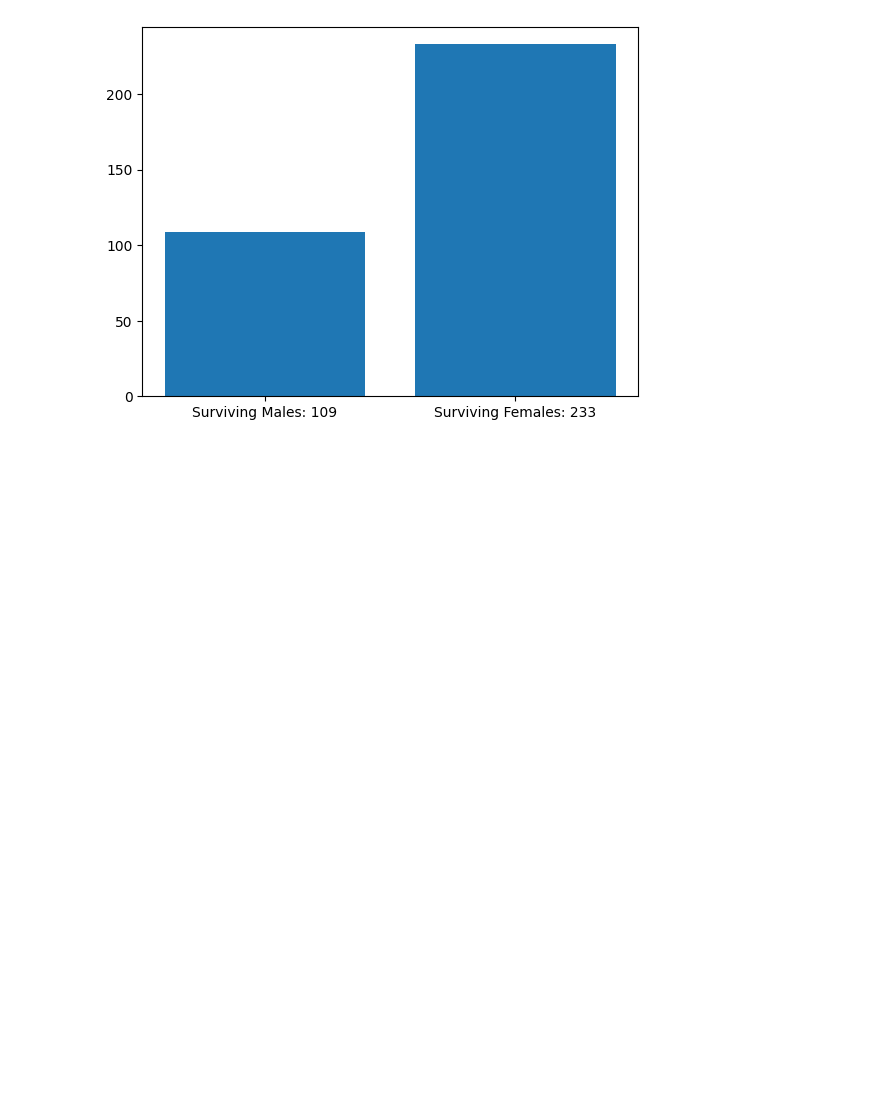
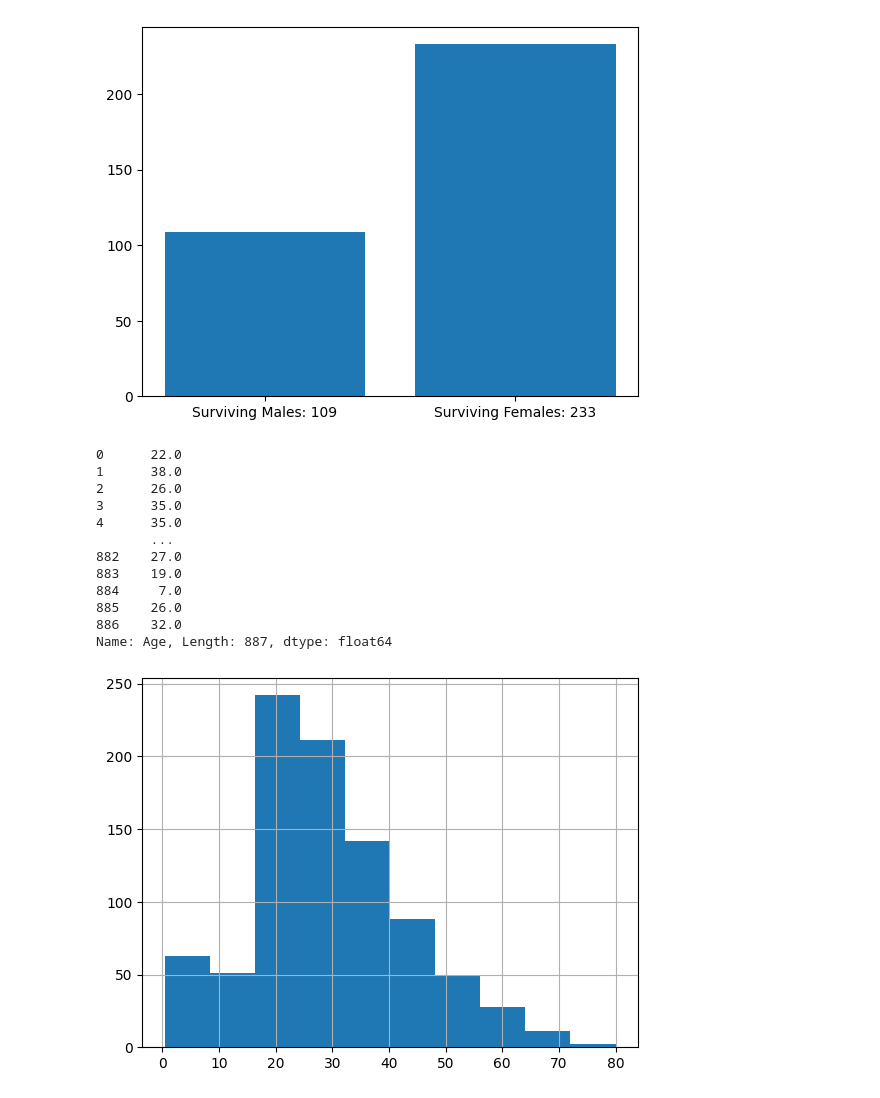
Before and after one commit to jaowens14/csu-hw, a Jupyter notebook: CT5.ipynb, the cells around one changed output. Saved outputs shown, nothing was run; the diff lists cells and outputs as text; code cells hidden in the pictures; blank space fills up the shorter version.

```diff
--- a/CT5.ipynb
+++ b/CT5.ipynb
@@ -100,0 +114,18 @@ plt.bar(labels, sizes)
+# %%
+# Chart 3 # a bar chart to show the count of each age
+titanic_data['Age'].hist()
+plt.show()
+# %% [output]
+0      22.0
+1      38.0
+2      26.0
+3      35.0
+4      35.0
+       ...
+882    27.0
+883    19.0
+884     7.0
+885    26.0
+886    32.0
+Name: Age, Length: 887, dtype: float64
+[figure, added]
```
Also changed, not shown: parts of 5 cells of this notebook.
